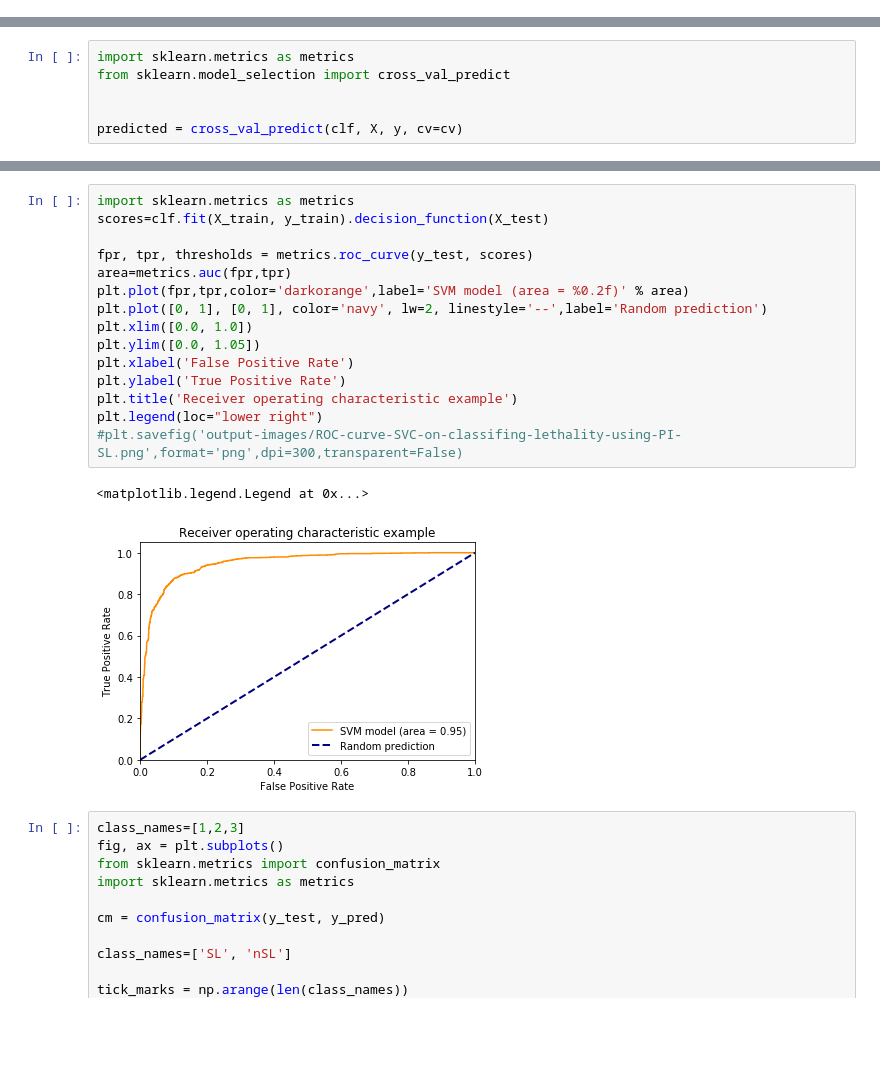
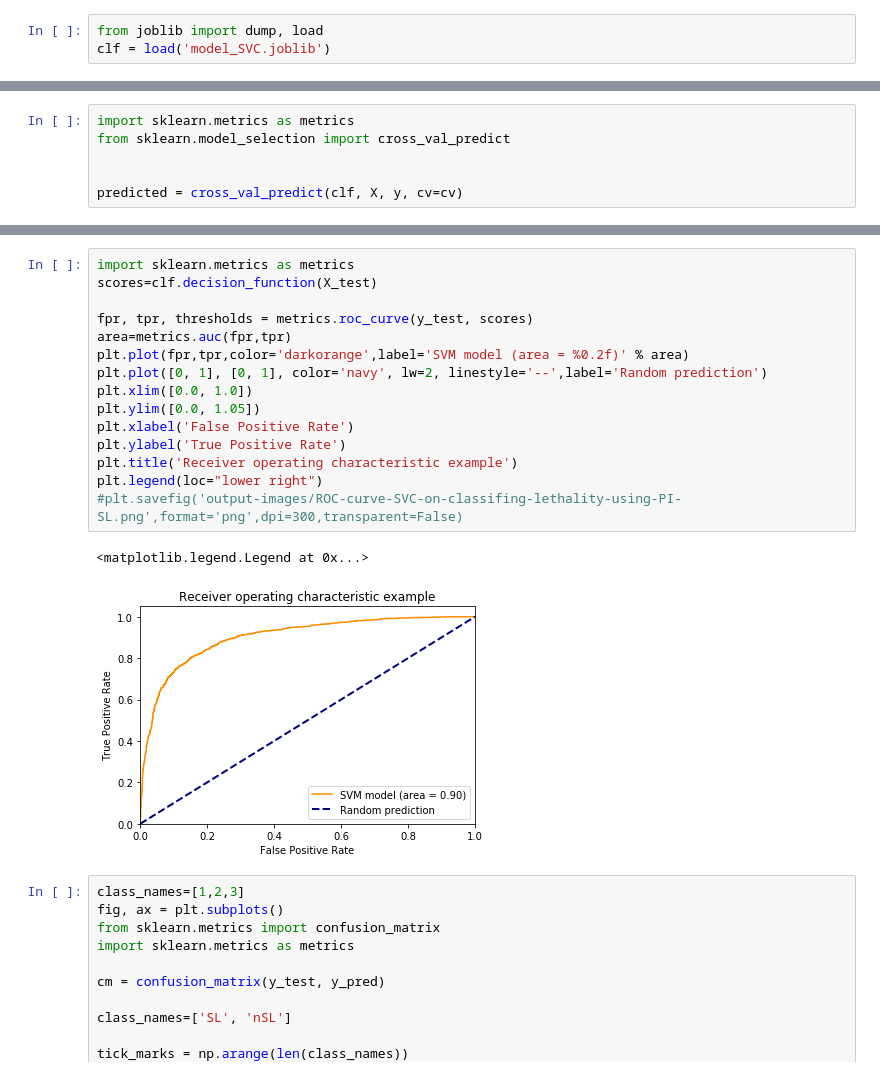
Before and after one commit to leilaicruz/machine-learning-for-yeast, a Jupyter notebook: functions-python/prot_domains2lethality_replication-from-paper.ipynb, the cells around one changed output, grey strips where cells are left out. Saved outputs shown, nothing was run; the diff lists cells and outputs as text; blank space fills up the shorter version.

```diff
--- a/functions-python/prot_domains2lethality_replication-from-paper.ipynb
+++ b/functions-python/prot_domains2lethality_replication-from-paper.ipynb
@@ -282,2 +306,5 @@ clf = pickle.loads(model)
+# %%
+from joblib import dump, load
+clf = load('model_SVC.joblib')
 # %% [markdown]
 ### Making predictions
@@ -356,21 +393,21 @@ plt.savefig('ROC-5-fold-crossvalidation-paper-replication.png',format='png',dpi=
 # %%
 import sklearn.metrics as metrics
-scores=clf.fit(X_train, y_train).decision_function(X_test)
+scores=clf.decision_function(X_test)
 
 fpr, tpr, thresholds = metrics.roc_curve(y_test, scores)
 area=metrics.auc(fpr,tpr)
 plt.plot(fpr,tpr,color='darkorange',label='SVM model (area = %0.2f)' % area)
 plt.plot([0, 1], [0, 1], color='navy', lw=2, linestyle='--',label='Random prediction')
 plt.xlim([0.0, 1.0])
 plt.ylim([0.0, 1.05])
 plt.xlabel('False Positive Rate')
 plt.ylabel('True Positive Rate')
 plt.title('Receiver operating characteristic example')
 plt.legend(loc="lower right")
 #plt.savefig('output-images/ROC-curve-SVC-on-classifing-lethality-using-PI-SL.png',format='png',dpi=300,transparent=False)
 # %% [output]
 <matplotlib.legend.Legend at 0x...>
-[figure, old version]
+[figure, new version]
 # %%
 class_names=[1,2,3]
 fig, ax = plt.subplots()
```
Also changed, not shown: parts of 34 cells of this notebook, 5 other files.
